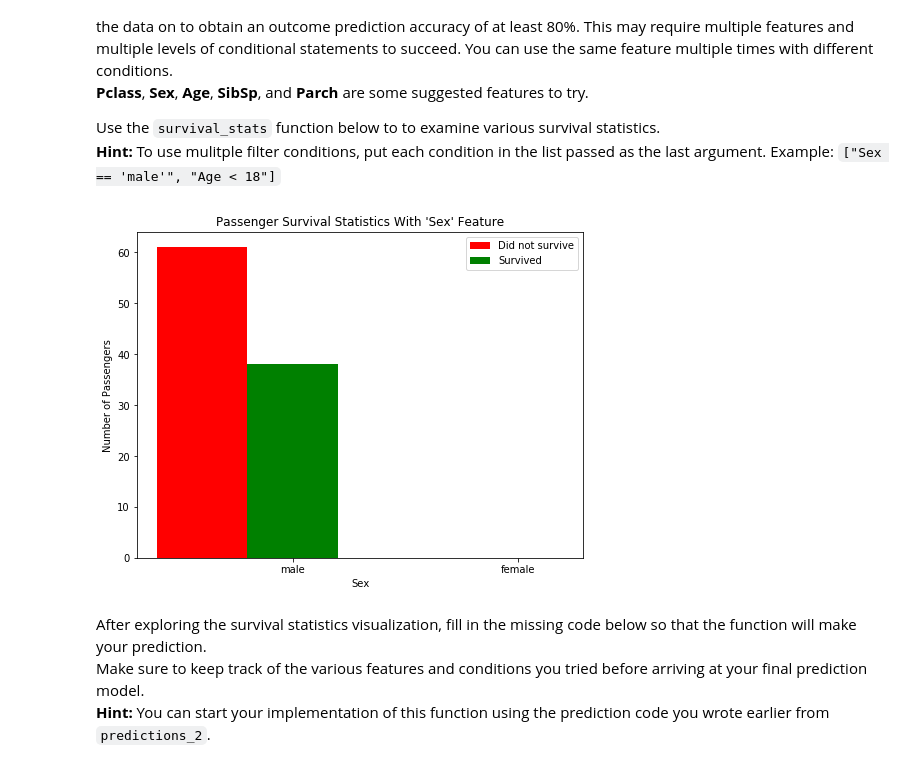
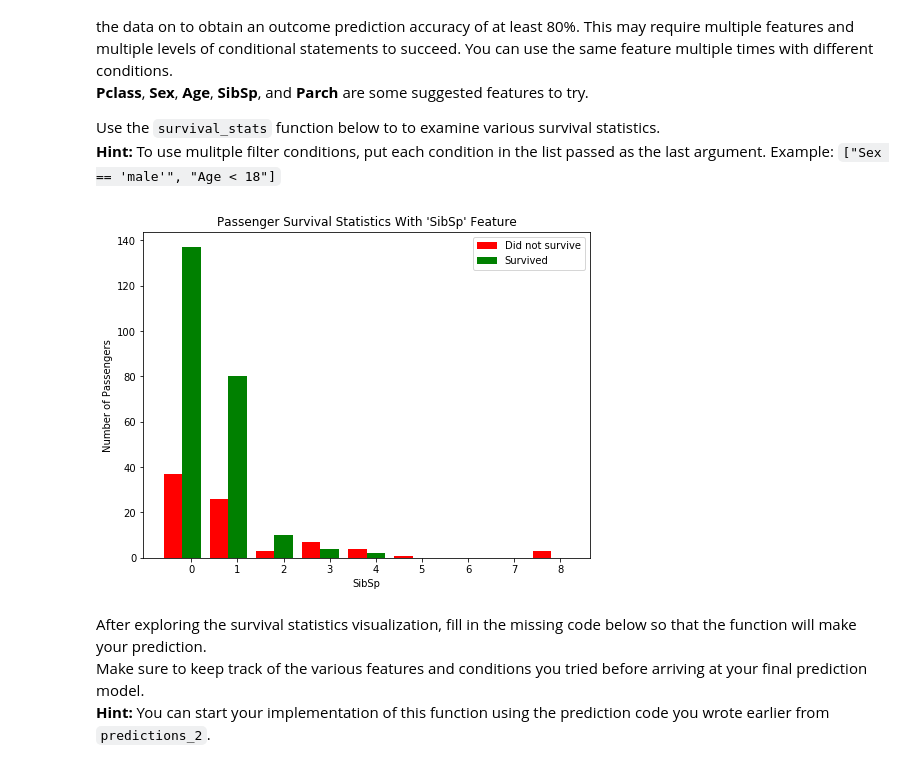
Before and after one commit to packday/machine-learning, a Jupyter notebook: projects/titanic_survival_exploration/titanic_survival_exploration.ipynb, the cells around one changed output. Drawn from its saved outputs; the diff is of its cells as text; code cells hidden in the pictures.

```diff
--- a/projects/titanic_survival_exploration/titanic_survival_exploration.ipynb
+++ b/projects/titanic_survival_exploration/titanic_survival_exploration.ipynb
@@ -220,9 +219,9 @@ Adding the feature **Age** as a condition in conjunction with **Sex** improves t
 Use the `survival_stats` function below to to examine various survival statistics.
 **Hint:** To use mulitple filter conditions, put each condition in the list passed as the last argument. Example: `["Sex == 'male'", "Age < 18"]`
 # %%
-vs.survival_stats(data, outcomes, 'Sex', ["Sex == 'male'", "Age > 10", "Pclass == 1"])
+vs.survival_stats(data, outcomes, 'SibSp', ["Sex == 'female'"])
 # %% [output]
-[figure, old version]
+[figure, new version]
 # %% [markdown]
 After exploring the survival statistics visualization, fill in the missing code below so that the function will make your prediction.
 Make sure to keep track of the various features and conditions you tried before arriving at your final prediction model.
```
Also changed, not shown: parts of 9 cells of this notebook.
